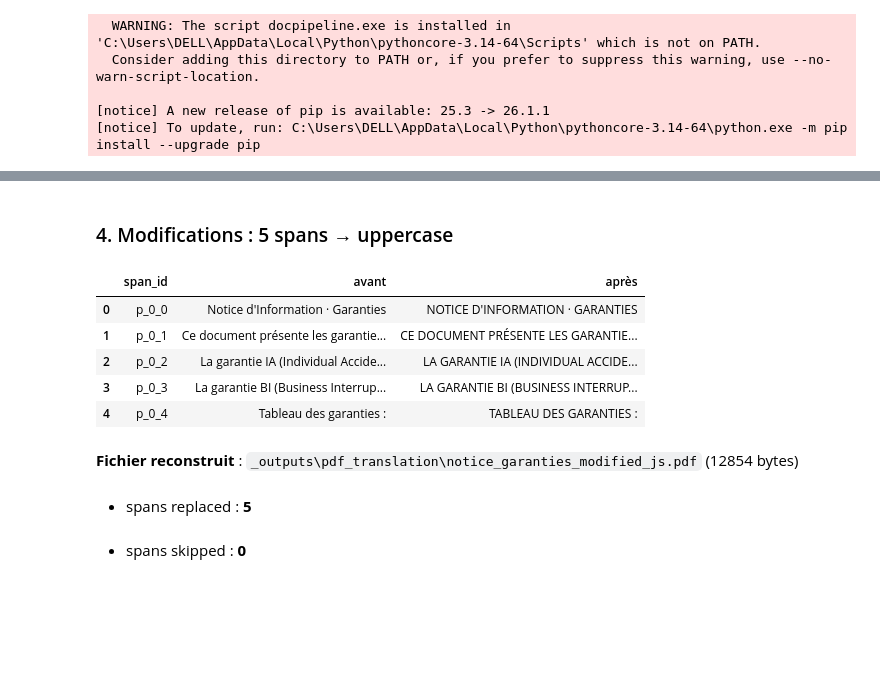
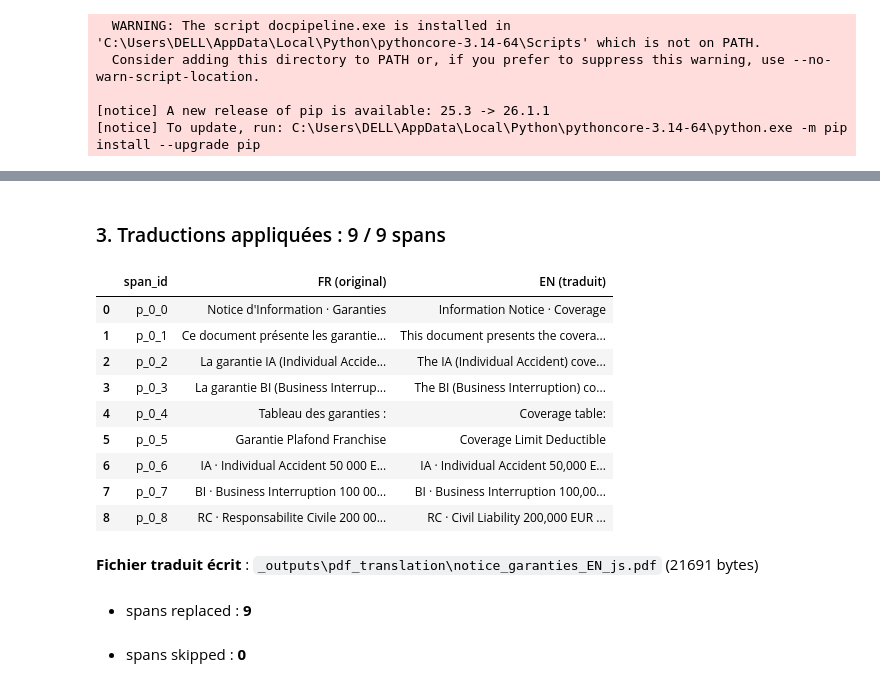
Before and after one commit to kezhan/doc_intelligence, a Jupyter notebook: notebooks/05_parse_pdf_js.ipynb, the cells around one changed output, grey strips where cells are left out. Cells and saved outputs as stored; diff of their text form; code cells hidden in the pictures; blank space fills up the shorter version.

```diff
--- a/notebooks/05_parse_pdf_js.ipynb
+++ b/notebooks/05_parse_pdf_js.ipynb
@@ -48,14 +41,14 @@ from pathlib import Path
 from IPython.display import display, Markdown
 from docpipeline.parsing.pdf.parse_pdf import parse_pdf, apply_changes
 
-PDF_IN  = Path('../tests/fixtures/notice_garanties.pdf')
-PDF_OUT = Path('_outputs/pdf_translation/notice_garanties_modified_js.pdf')
-PDF_OUT.parent.mkdir(parents=True, exist_ok=True)
+PDF_FR = Path('../tests/fixtures/notice_garanties.pdf')
+PDF_EN = Path('_outputs/pdf_translation/notice_garanties_EN_js.pdf')
+PDF_EN.parent.mkdir(parents=True, exist_ok=True)
 
 pd.set_option('display.max_colwidth', 120)
 
 # 1) EXTRACT --------------------------------------------------------------
-result = parse_pdf(PDF_IN)
+result = parse_pdf(PDF_FR)
 
 display(Markdown('### 1. `doc_summary` — synthèse au niveau document'))
 summary_df = pd.DataFrame([{'key': k, 'value': str(v)} for k, v in result['doc_summary'].items()])
@@ -63,9 +56,6 @@ display(summary_df)
 
 display(Markdown(f"### 2. `line_df` — {len(result['line_df'])} lignes extraites avec leurs styles"))
 display(result['line_df'][['span_id', 'page_num', 'text', 'font_name', 'font_size', 'bold', 'italic', 'color']])
-
-display(Markdown(f"### 3. `page_df` — {len(result['page_df'])} pages classifiées"))
-display(result['page_df'][['page_num', 'page_type', 'tool', 'extraction_strategy', 'char_count', 'n_images']])
 # %% [output]
 Consider using the pymupdf_layout package for a greatly improved page layout analysis.
 ### 1. `doc_summary` — synthèse au niveau document
@@ -103,34 +90,59 @@ Consider using the pymupdf_layout package for a greatly improved page layout ana
 # %%
-# 2) MODIFY : uppercase les 5 premières lignes non vides
+# 2) MODIFY : traduction FR -> EN via dictionnaire metier (zero LLM pour la demo)
+FR_TO_EN = {
+    "Notice d'Information \u00b7 Garanties":
+        "Information Notice \u00b7 Coverage",
+    "Ce document pr\u00e9sente les garanties souscrites dans le cadre du contrat.":
+        "This document presents the coverage subscribed under the contract.",
+    "La garantie IA (Individual Accident) couvre tout sinistre corporel.":
+        "The IA (Individual Accident) coverage covers all bodily injury claims.",
+    "La garantie BI (Business Interruption) couvre les pertes d'exploitation.":
+        "The BI (Business Interruption) coverage covers operating losses.",
+    "Tableau des garanties :":
+        "Coverage table:",
+    "Garantie                       Plafond         Franchise":
+        "Coverage                       Limit           Deductible",
+    "IA \u00b7 Individual Accident       50 000 EUR      300 EUR":
+        "IA \u00b7 Individual Accident       50,000 EUR      300 EUR",
+    "BI \u00b7 Business Interruption     100 000 EUR     1 000 EUR":
+        "BI \u00b7 Business Interruption     100,000 EUR    1,000 EUR",
+    "RC \u00b7 Responsabilite Civile     200 000 EUR     0 EUR":
+        "RC \u00b7 Civil Liability          200,000 EUR    0 EUR",
+}
+
 ld = result['line_df']
-changes = {row['span_id']: row['text'].upper()
-           for _, row in ld.head(5).iterrows()
-           if row['text'].strip()}
+changes = {row['span_id']: FR_TO_EN[row['text']]
+           for _, row in ld.iterrows()
+           if row['text'] in FR_TO_EN}
 
-display(Markdown(f"### 4. Modifications : {len(changes)} spans → uppercase"))
+display(Markdown(f"### 3. Traductions appliquées : {len(changes)} / {len(ld)} spans"))
 lines_idx = ld.set_index('span_id')
-modifs_df = pd.DataFrame([
-    {'span_id': sid, 'avant': lines_idx.loc[sid, 'text'], 'après': new}
-    for sid, new in changes.items()
+translations_df = pd.DataFrame([
+    {'span_id': sid, 'FR (original)': lines_idx.loc[sid, 'text'], 'EN (traduit)': tr}
+    for sid, tr in changes.items()
 ])
-display(modifs_df)
+display(translations_df)
 
 # 3) REBUILD
-res = apply_changes(PDF_IN, changes, PDF_OUT)
-display(Markdown(f"**Fichier reconstruit** : `{PDF_OUT}` ({PDF_OUT.stat().st_size} bytes)"))
+res = apply_changes(PDF_FR, changes, PDF_EN)
+display(Markdown(f"**Fichier traduit écrit** : `{PDF_EN}` ({PDF_EN.stat().st_size} bytes)"))
 display(Markdown(f"- spans replaced : **{res['spans_replaced']}**"))
 display(Markdown(f"- spans skipped : **{res['spans_skipped']}**"))
 if res['warnings']:
     display(Markdown(f"- warnings : {res['warnings']}"))
 # %% [output]
-### 4. Modifications : 5 spans → uppercase
+### 3. Traductions appliquées : 9 / 9 spans
-|  | span_id | avant | après |
-| 0 | p_0_0 | Notice d'Information · Garanties | NOTICE D'INFORMATION · GARANTIES |
-| 1 | p_0_1 | Ce document présente les garantie... | CE DOCUMENT PRÉSENTE LES GARANTIE... |
-| 2 | p_0_2 | La garantie IA (Individual Accide... | LA GARANTIE IA (INDIVIDUAL ACCIDE... |
-| 3 | p_0_3 | La garantie BI (Business Interrup... | LA GARANTIE BI (BUSINESS INTERRUP... |
-| 4 | p_0_4 | Tableau des garanties : | TABLEAU DES GARANTIES : |
+|  | span_id | FR (original) | EN (traduit) |
+| 0 | p_0_0 | Notice d'Information · Garanties | Information Notice · Coverage |
+| 1 | p_0_1 | Ce document présente les garantie... | This document presents the covera... |
+| 2 | p_0_2 | La garantie IA (Individual Accide... | The IA (Individual Accident) cove... |
+| 3 | p_0_3 | La garantie BI (Business Interrup... | The BI (Business Interruption) co... |
+| 4 | p_0_4 | Tableau des garanties : | Coverage table: |
+| 5 | p_0_5 | Garantie Plafond Franchise | Coverage Limit Deductible |
+| 6 | p_0_6 | IA · Individual Accident 50 000 E... | IA · Individual Accident 50,000 E... |
+| 7 | p_0_7 | BI · Business Interruption 100 00... | BI · Business Interruption 100,00... |
+| 8 | p_0_8 | RC · Responsabilite Civile 200 00... | RC · Civil Liability 200,000 EUR ... |
-**Fichier reconstruit** : `_outputs\pdf_translation\notice_garanties_modified_js.pdf` (12854 bytes)
+**Fichier traduit écrit** : `_outputs\pdf_translation\notice_garanties_EN_js.pdf` (21691 bytes)
-- spans replaced : **5**
+- spans replaced : **9**
 - spans skipped : **0**
 # %%
```
Also changed, not shown: parts of 3 cells of this notebook, 2 other files.
